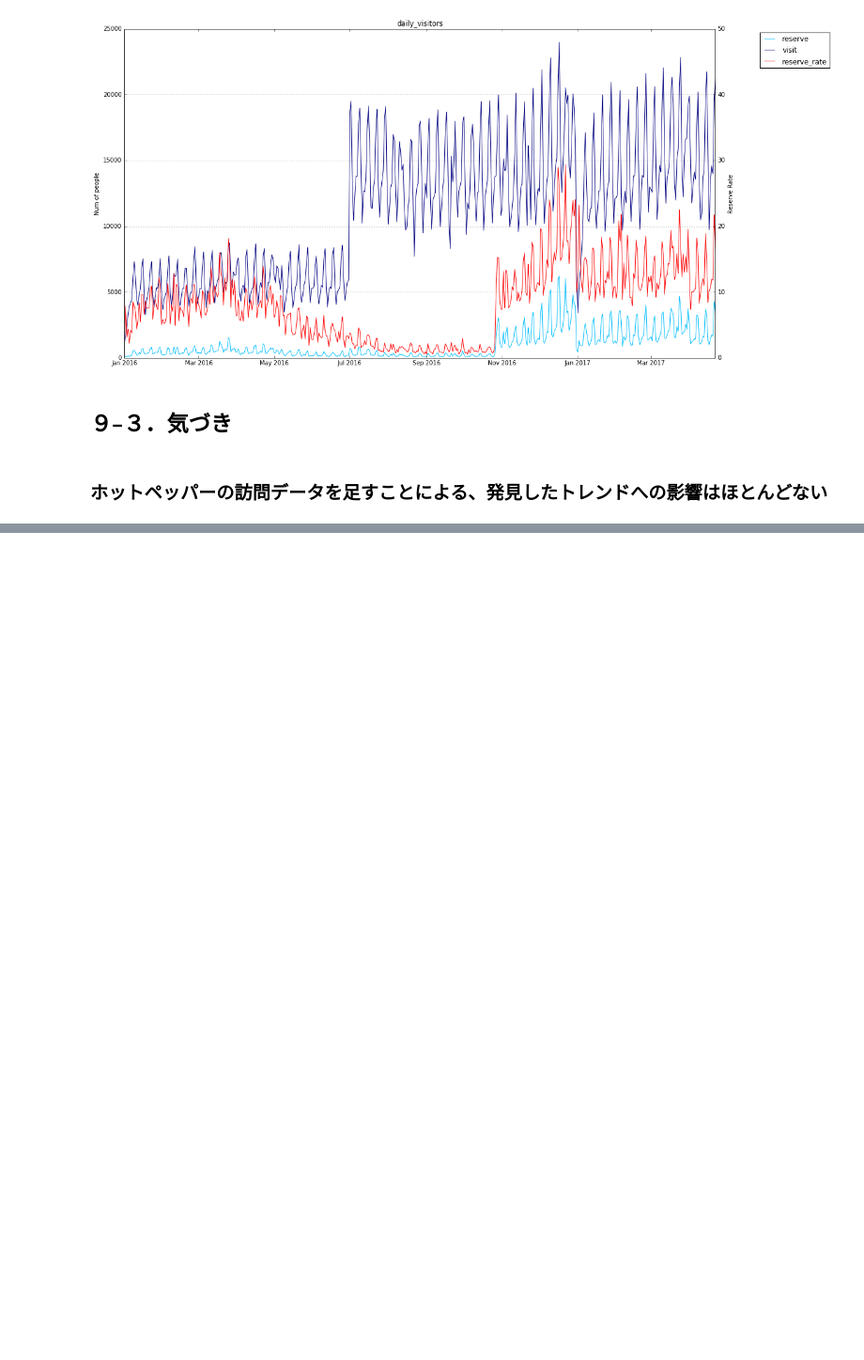
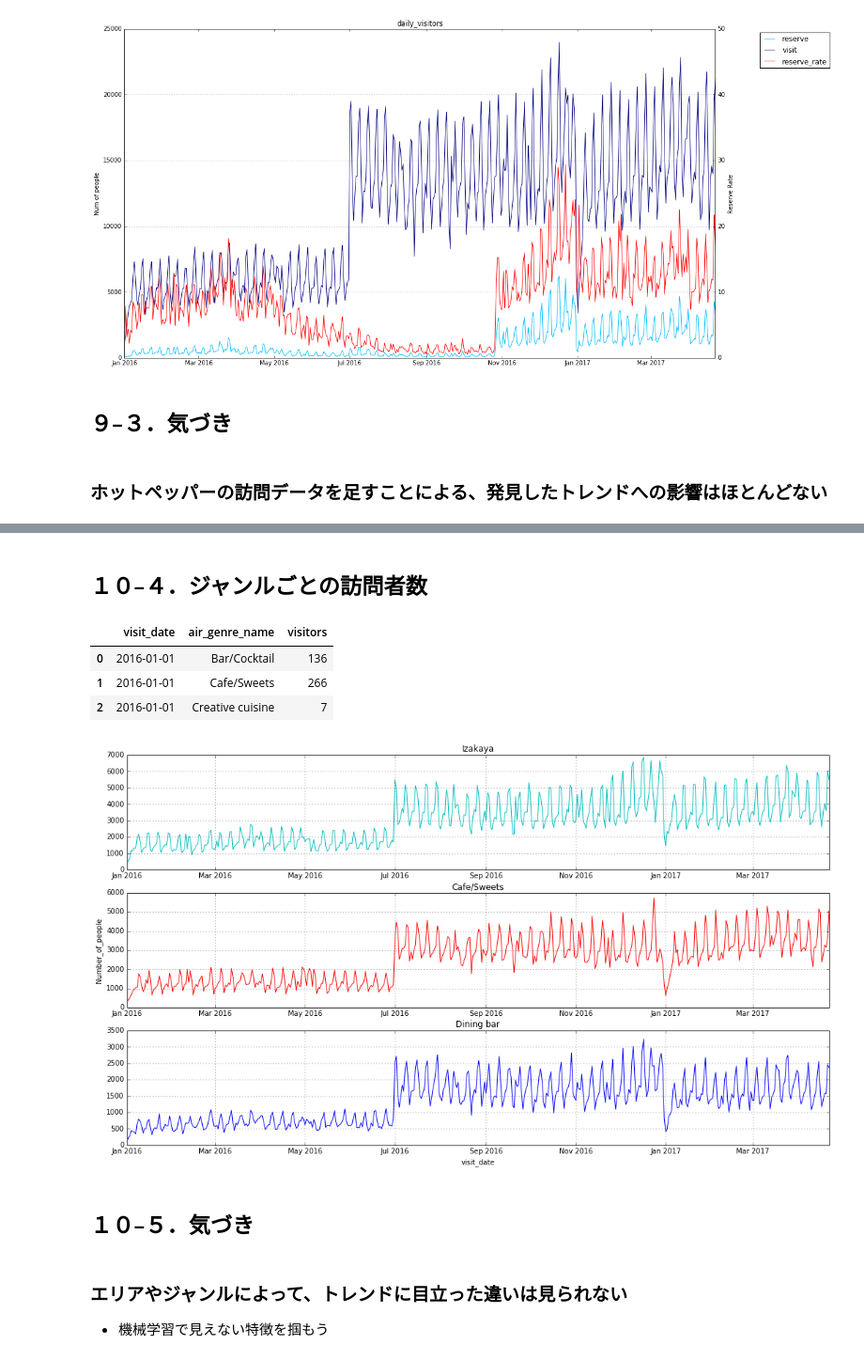
Before and after one commit to selectfromwhere/Restaurant_Visitor_Forecasting, a Jupyter notebook: check_data_fix.ipynb, the cells around one changed output, grey strips where cells are left out. Shown at 94% size. Saved outputs shown, nothing was run; the diff lists cells and outputs as text; code cells hidden in the pictures; blank space fills up the shorter version.

```diff
--- a/check_data_fix.ipynb
+++ b/check_data_fix.ipynb
@@ -1222,0 +1320,43 @@ plt.grid(True)
+# %% [markdown]
+## １０–４．ジャンルごとの訪問者数
+# %%
+# Airのジャンルを採用し、都道府県ごとの訪問者数を集計
+airi_hpgi_df_genre = airi_hpgi_df.copy()
+airi_hpgi_df_genre['air_area_name'] = airi_hpgi_df_genre.air_area_name.map(lambda x: ' '.join(x.split(' ')[:1]).translate(str.maketrans('Ōōū', 'Oou')))
+airi_hpgi_df_genre['visit_date'] = airi_hpgi_df_genre.visit_date.map(lambda x: datetime.strptime(x,'%Y-%m-%d'))
+airi_hpgi_df_genre = airi_hpgi_df_genre.groupby(['visit_date','air_genre_name'])['visitors'].sum().reset_index()
+airi_hpgi_df_genre.head(3)
+# %% [output]
+|  | visit_date | air_genre_name | visitors |
+| 0 | 2016-01-01 | Bar/Cocktail | 136 |
+| 1 | 2016-01-01 | Cafe/Sweets | 266 |
+| 2 | 2016-01-01 | Creative cuisine | 7 |
+# %%
+# 折れ線グラフで描画
+line_height1 = airi_hpgi_df_genre[airi_hpgi_df_genre['air_genre_name'] == 'Izakaya'].visitors.as_matrix()
+line_height2 = airi_hpgi_df_genre[airi_hpgi_df_genre['air_genre_name'] == 'Cafe/Sweets'].visitors.as_matrix()
+line_height3 = airi_hpgi_df_genre[airi_hpgi_df_genre['air_genre_name'] == 'Dining bar'].visitors.as_matrix()
+left = airi_hpgi_df_genre.visit_date.drop_duplicates()
+
+fig, (ax1,ax2,ax3) = plt.subplots(nrows=3, figsize=(18,10))
+
+ax1.plot(left, line_height1, color="c")
+ax1.set_title('Izakaya')
+ax1.grid(True)
+
+ax2.plot(left, line_height2, color="r")
+ax2.set_title('Cafe/Sweets')
+ax2.set_ylabel('Number_of_people')
+ax2.grid(True)
+
+ax3.plot(left, line_height3, color="b")
+ax3.set_title('Dining bar')
+ax3.set_xlabel('visit_date')
+ax3.grid(True)
+# %% [output]
+[figure, added]
+# %% [markdown]
+## １０–５．気づき
+# %% [markdown]
+### エリアやジャンルによって、トレンドに目立った違いは見られない
+- 機械学習で見えない特徴を掴もう
```
Also changed, not shown: parts of 11 cells of this notebook.
